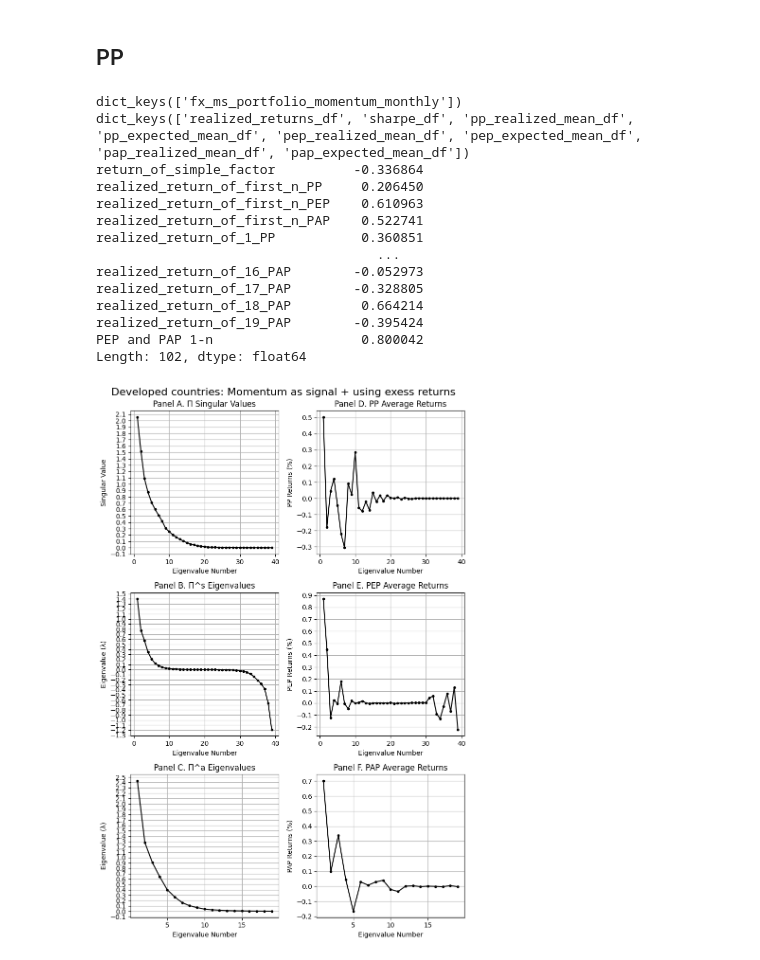
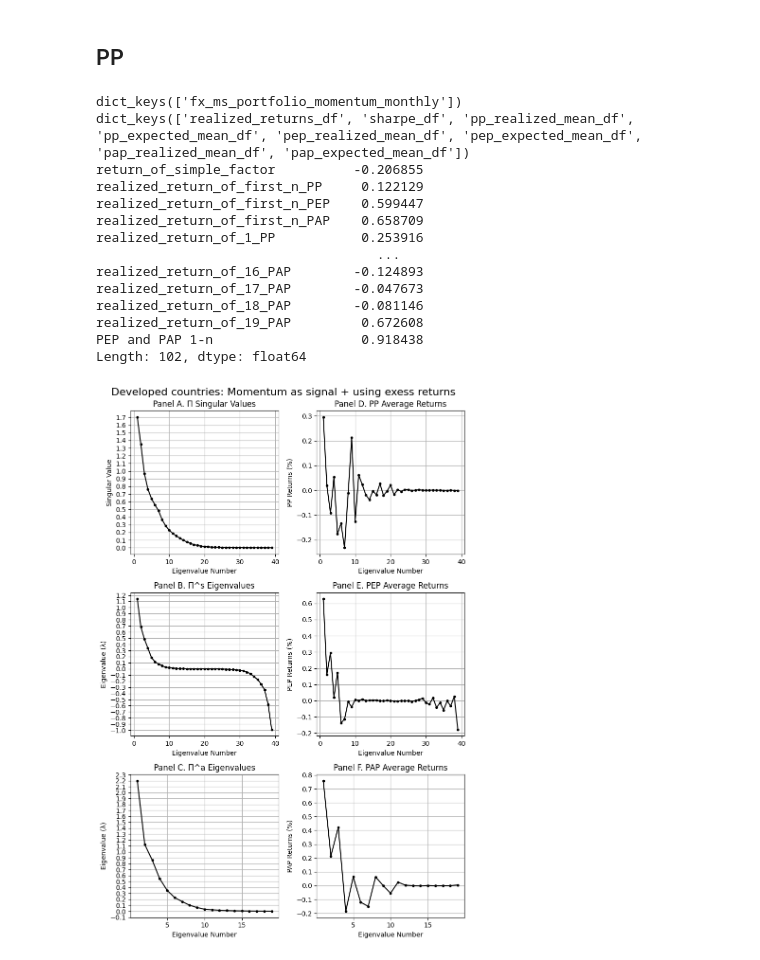
Before and after one commit to aminizadyar/Principal-Portfolios, a Jupyter notebook: PP_FX_portfolios_DB_MS.ipynb, the cells around one changed output. Drawn from its saved outputs; the diff is of its cells as text; code cells hidden in the pictures.

```diff
--- a/PP_FX_portfolios_DB_MS.ipynb
+++ b/PP_FX_portfolios_DB_MS.ipynb
@@ -88,17 +51,17 @@ monthly_db_1_returns = construct_monthly_return(db_data_df_1)
 data_to_read_address = "data/FX/Portfolio/DB_FX_PRTF_2.xlsx"
 db_data_df_2= pd.read_excel(data_to_read_address)
 db_data_df_2.dropna(inplace=True)
-monthly_db_2_returns = construct_monthly_return(db_data_df_2)
+monthly_db_2_returns = utils.construct_monthly_return_FX_portfolios_datasets(db_data_df_2)
 # %%
 data_to_read_address = "data/FX/Portfolio/DB_FX_PRTF_3.xlsx"
 db_data_df_3= pd.read_excel(data_to_read_address)
 db_data_df_3.dropna(inplace=True)
-monthly_db_3_returns = construct_monthly_return(db_data_df_3)
+monthly_db_3_returns = utils.construct_monthly_return_FX_portfolios_datasets(db_data_df_3)
 # %%
 data_to_read_address = "data/FX/Portfolio/DB_FX_PRTF_4.xlsx"
 db_data_df_4= pd.read_excel(data_to_read_address)
 db_data_df_4.dropna(inplace=True)
-monthly_db_4_returns = construct_monthly_return(db_data_df_4)
+monthly_db_4_returns = utils.construct_monthly_return_FX_portfolios_datasets(db_data_df_4)
 # %%
 dfs = [merged_ms_prtf_df, monthly_db_1_returns, monthly_db_2_returns, monthly_db_3_returns, monthly_db_4_returns]
 
@@ -107,7 +70,7 @@ basket_portfolios = reduce(lambda left, right: pd.merge(left, right, on='date',
 # %% [markdown]
 ## this part and the function I defined above are not well-defined.
 # %%
-basket_portfolios = exclude_redundant_columns(basket_portfolios)
+basket_portfolios = utils.exclude_redundant_columns_FX_portfolios_datasets(basket_portfolios)
 # %%
 basket_portfolios
 # %% [output]
@@ -129,54 +92,54 @@ basket_portfolios
 # %%
 starting_year_to_filter = 1996
 end_year_to_filter = 2024
-number_of_lookback_periods = 90
+number_of_lookback_periods = 120
 number_of_PPs_to_consider = 3
 number_of_PEPs_to_consider = 3
 number_of_PAPs_to_consider = 3
 output_dict_momentum = {}
 
 
-basket_portfolios['date'] = pp.convert_date_column_for_monthly_data(basket_portfolios)
-signal_df = pp.build_signal_df_for_1month_momentum(basket_portfolios)
+basket_portfolios['date'] = utils.convert_date_column_for_monthly_data(basket_portfolios)
+signal_df = utils.build_signal_df_for_1month_momentum(basket_portfolios)
 
 
 
 portfolios_key = "fx_ms_portfolio_momentum_monthly"
 output_dict_momentum[portfolios_key] = pp.build_PP(basket_portfolios,signal_df,
                                                                    number_of_lookback_periods,starting_year_to_filter,end_year_to_filter,
                                                                    factor_data_monthly=None, number_of_PPs_to_consider=number_of_PPs_to_consider,
                                                                    number_of_PEPs_to_consider=number_of_PEPs_to_consider,
                                                                    number_of_PAPs_to_consider= number_of_PAPs_to_consider)
 
 # I calculate the results for all datasets. the results are stored in this dictionay.
 print(output_dict_momentum.keys())
 '''
 Every value of this dictionary is itself another dictionary.
 For instance the key 'sharpe_df' can be used to access the sharp values of this set of results.
 '''
 print(output_dict_momentum[portfolios_key].keys())
 print(output_dict_momentum[portfolios_key]["sharpe_df"])
 
 number_of_portfolios = basket_portfolios.shape[1]
 title = 'Developed countries: Momentum as signal + using exess returns'
 
 pp.singular_values_vs_realized_returns_graph(output_dict_momentum, portfolios_key, number_of_portfolios, title)
 # %% [output]
 dict_keys(['fx_ms_portfolio_momentum_monthly'])
 dict_keys(['realized_returns_df', 'sharpe_df', 'pp_realized_mean_df', 'pp_expected_mean_df', 'pep_realized_mean_df', 'pep_expected_mean_df', 'pap_realized_mean_df', 'pap_expected_mean_df'])
-return_of_simple_factor          -0.336864
-realized_return_of_first_n_PP     0.206450
-realized_return_of_first_n_PEP    0.610963
-realized_return_of_first_n_PAP    0.522741
-realized_return_of_1_PP           0.360851
+return_of_simple_factor          -0.206855
+realized_return_of_first_n_PP     0.122129
+realized_return_of_first_n_PEP    0.599447
+realized_return_of_first_n_PAP    0.658709
+realized_return_of_1_PP           0.253916
                                     ...
-realized_return_of_16_PAP        -0.052973
-realized_return_of_17_PAP        -0.328805
-realized_return_of_18_PAP         0.664214
-realized_return_of_19_PAP        -0.395424
-PEP and PAP 1-n                   0.800042
+realized_return_of_16_PAP        -0.124893
+realized_return_of_17_PAP        -0.047673
+realized_return_of_18_PAP        -0.081146
+realized_return_of_19_PAP         0.672608
+PEP and PAP 1-n                   0.918438
 Length: 102, dtype: float64
-[figure, old version]
+[figure, new version]
 # %%
 pp.calculate_sharpe_ratio(basket_portfolios.iloc[number_of_lookback_periods:,1:].mean(axis=1)) * math.sqrt(12)
 # %% [output]
```
Also changed, not shown: parts of 7 cells of this notebook, 4 other files.
